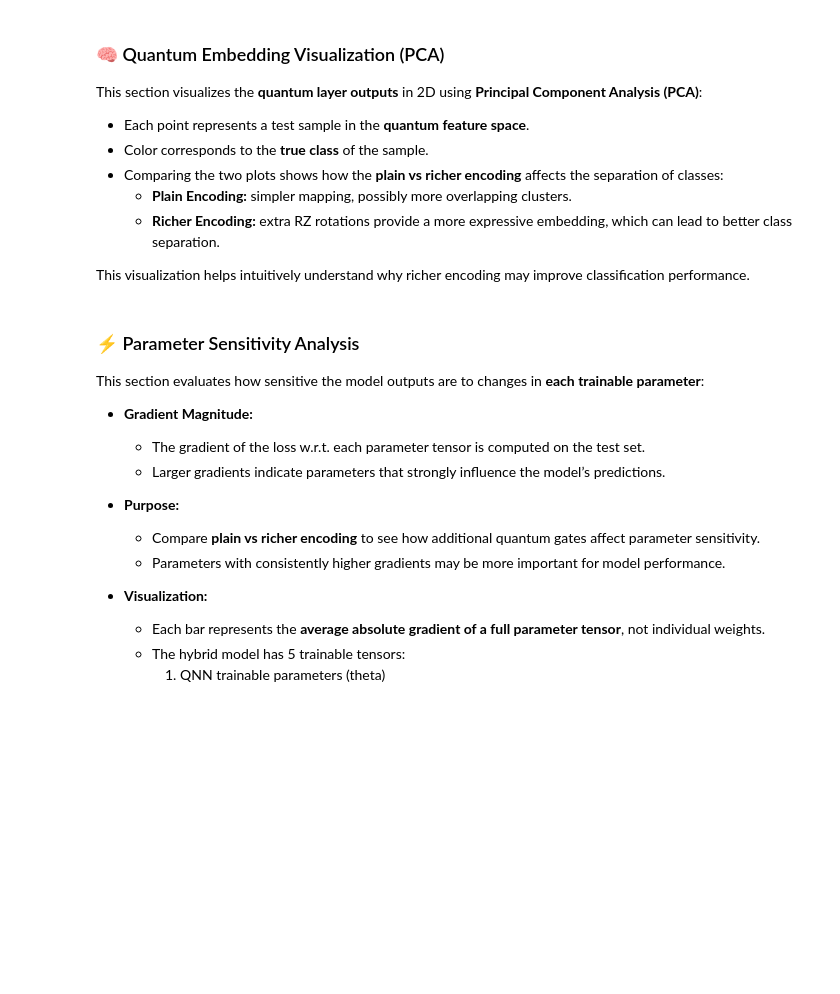
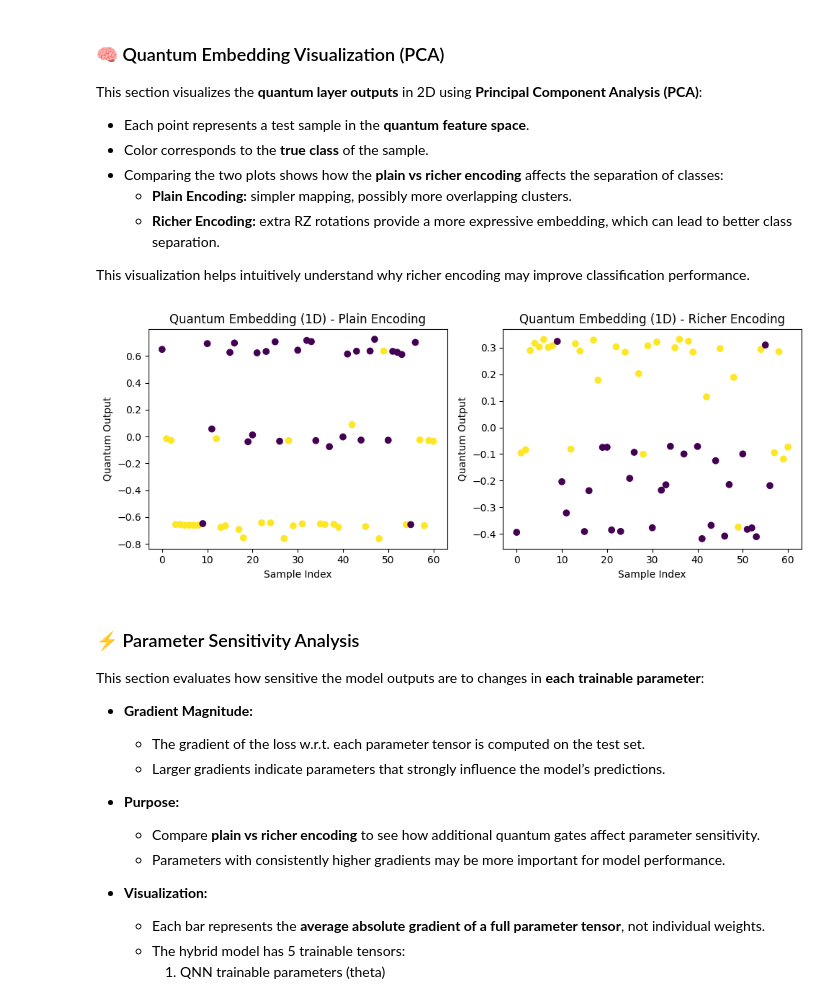
Before and after one commit to dosqas/q-salkit, a Jupyter notebook: notebooks/hybrid/hybrid_qnn_saliency_cleveland.ipynb, the cells around one changed output. Saved outputs shown, nothing was run; the diff lists cells and outputs as text; code cells hidden in the pictures; blank space fills up the shorter version.

```diff
--- a/notebooks/hybrid/hybrid_qnn_saliency_cleveland.ipynb
+++ b/notebooks/hybrid/hybrid_qnn_saliency_cleveland.ipynb
@@ -1273,29 +1224,26 @@ This section visualizes the **quantum layer outputs** in 2D using **Principal Co
 
 This visualization helps intuitively understand why richer encoding may improve classification performance.
 # %%
-def visualize_latent(model, name):
+def visualize_latent_1d(model, name):
     with torch.no_grad():
-        # Get quantum layer outputs for all test samples
-        latent = model.qlayer(X_test).detach().numpy()
+        latent = model.qlayer(X_test).detach().cpu().numpy().flatten()  # shape: (num_samples,)
 
-    # Reduce dimensionality to 2D for visualization
-    pca = PCA(n_components=2)
-    latent_2d = pca.fit_transform(latent)
+    y_np = y_test.detach().cpu().numpy() if torch.is_tensor(y_test) else y_test
 
-    # Scatter plot: each point = one sample, colored by true class
-    plt.scatter(latent_2d[:,0], latent_2d[:,1], c=y_test, cmap='viridis')
-    plt.title(f"Quantum Embedding (PCA) - {name}")
-    plt.xlabel("PC1")
-    plt.ylabel("PC2")
+    plt.scatter(range(len(latent)), latent, c=y_np, cmap='viridis')
+    plt.title(f"Quantum Embedding (1D) - {name}")
+    plt.xlabel("Sample Index")
+    plt.ylabel("Quantum Output")
 
-# Plot side-by-side for plain vs richer encoding
 plt.figure(figsize=(10,4))
 plt.subplot(1,2,1)
-visualize_latent(model_plain, "Plain Encoding")
+visualize_latent_1d(model_plain, "Plain Encoding")
 plt.subplot(1,2,2)
-visualize_latent(model_rich, "Richer Encoding")
+visualize_latent_1d(model_rich, "Richer Encoding")
 plt.tight_layout()
 plt.show()
+# %% [output]
+[figure, added]
 # %% [markdown]
 ### ⚡ Parameter Sensitivity Analysis
 
```
Also changed, not shown: parts of 15 cells of this notebook.
